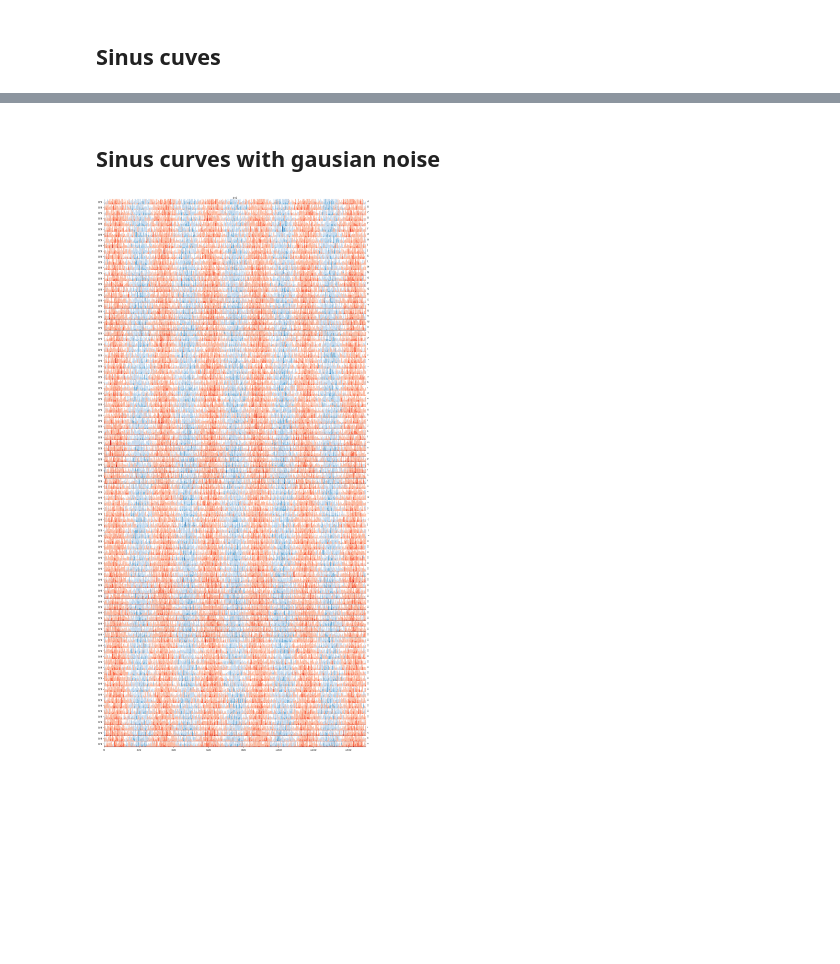
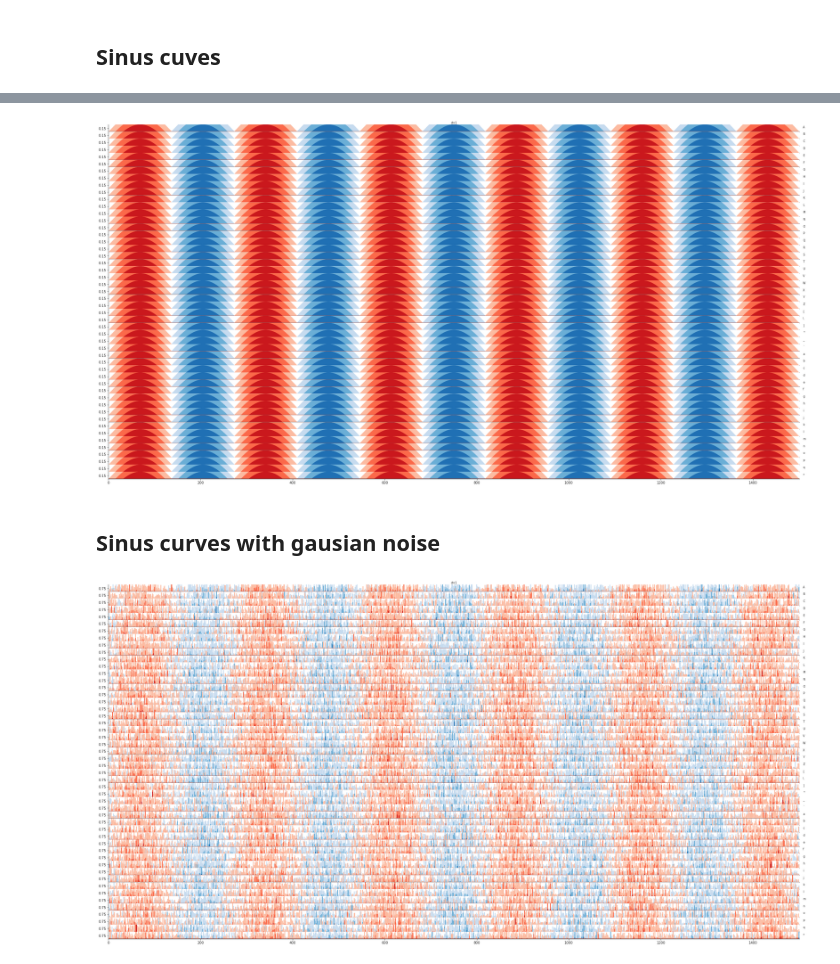
Before and after one commit to munch-group/horizonplot, a Jupyter notebook: example.ipynb, the cells around one changed output, grey strips where cells are left out. Drawn from its saved outputs; the diff is of its cells as text; code cells hidden in the pictures; blank space fills up the shorter version.

```diff
--- a/example.ipynb
+++ b/example.ipynb
@@ -12,11 +12,9 @@ import numpy as np
 ## Sinus cuves
 # %%
 n = 1500
-pops = 100
+pops = 50
 
 df = pd.DataFrame({'chrom': ['chr1']*pops*n,
                    'pop': [x for y in ([chr(65+i)]*n for i in range(pops)) for x in y],
                    'start': list(range(1*n)) * pops,
                    'pi': list(np.sin(np.linspace(-np.pi, 10*np.pi, 1*n))) * pops })
-
-fig = horizonplot(df, 'pi', width=1, col='chrom', row='pop', size=0.3, aspect=50)
@@ -25,12 +21,16 @@ fig = horizonplot(df, 'pi', width=1, col='chrom', row='pop', size=0.3, aspect=50
+# %%
+fig = horizonplot(df, 'pi', width=1, col='chrom', row='pop', size=0.3, aspect=100)
+# %% [output]
+[figure, added]
 # %% [markdown]
 ## Sinus curves with gausian noise
 # %%
 df = pd.DataFrame({'chrom': ['chr1']*pops*n,
                    'pop': [x for y in ([chr(65+i)]*n for i in range(pops)) for x in y],
                    'start': list(range(1*n)) * pops,
 #                    'pi': np.add(list(np.sin(np.linspace(-np.pi, 10*np.pi, 1*n))) * pops, 5*np.random.random(n*pops))-2 })
                    'pi': np.add(list(np.sin(np.linspace(-np.pi, 10*np.pi, 1*n))) * pops, np.random.normal(size=n*pops)) })
 
-fig = horizonplot(df, 'pi', width=1, col='chrom', row='pop', size=0.3, aspect=50)
+fig = horizonplot(df, 'pi', width=1, col='chrom', row='pop', size=0.3, aspect=100)
 # %% [output]
-[figure, old version]
+[figure, new version]
```
Also changed, not shown: parts of 1 cell of this notebook, 1 other file.
